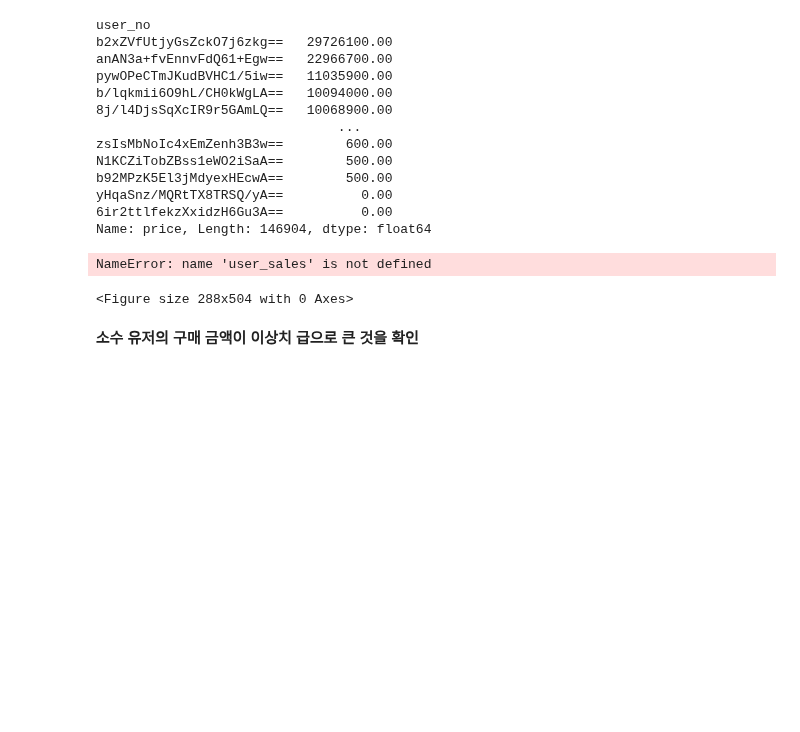
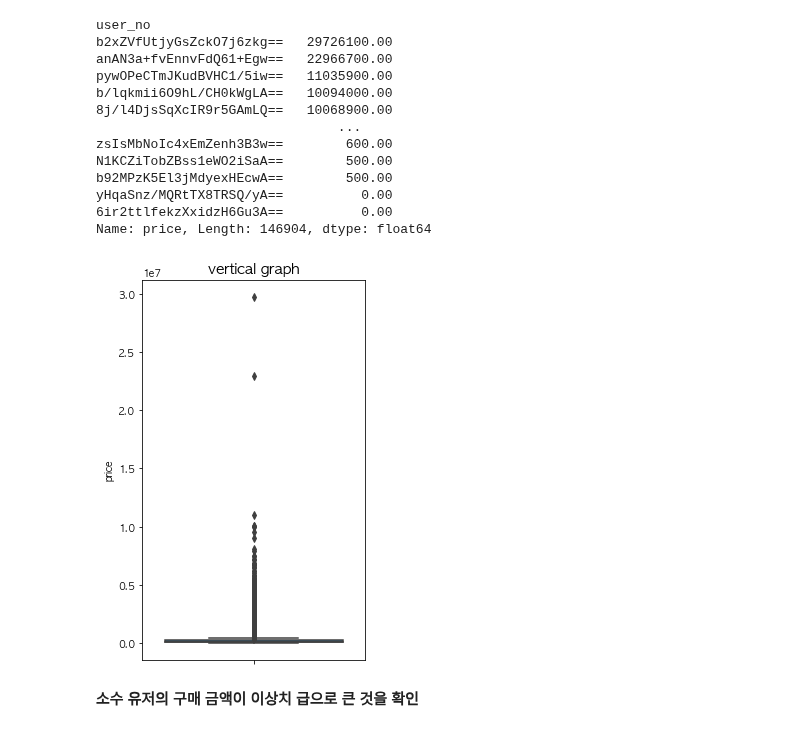
Before and after one commit to gr2edy/FastCampus_FinalProject_29cm, a Jupyter notebook: FC_FinalProject.ipynb, the cells around one changed output. Saved outputs shown, nothing was run; the diff lists cells and outputs as text; code cells hidden in the pictures; blank space fills up the shorter version.

```diff
--- a/FC_FinalProject.ipynb
+++ b/FC_FinalProject.ipynb
@@ -343,11 +343,10 @@ user_monetary = user_monetary.reset_index()
 # %%
 # boxplot 세로 그래프
 plt.figure(figsize = (4, 7))
-sns.boxplot(y = 'price', data = user_sales)
+sns.boxplot(y = 'price', data = user_monetary)
 plt.title('vertical graph', size = 15)
 plt.show()
 # %% [output]
-NameError: name 'user_sales' is not defined
-<Figure size 288x504 with 0 Axes>
+[figure, added]
 # %% [markdown]
 **소수 유저의 구매 금액이 이상치 급으로 큰 것을 확인**
```
Also changed, not shown: parts of 76 cells of this notebook, 1 other file.
